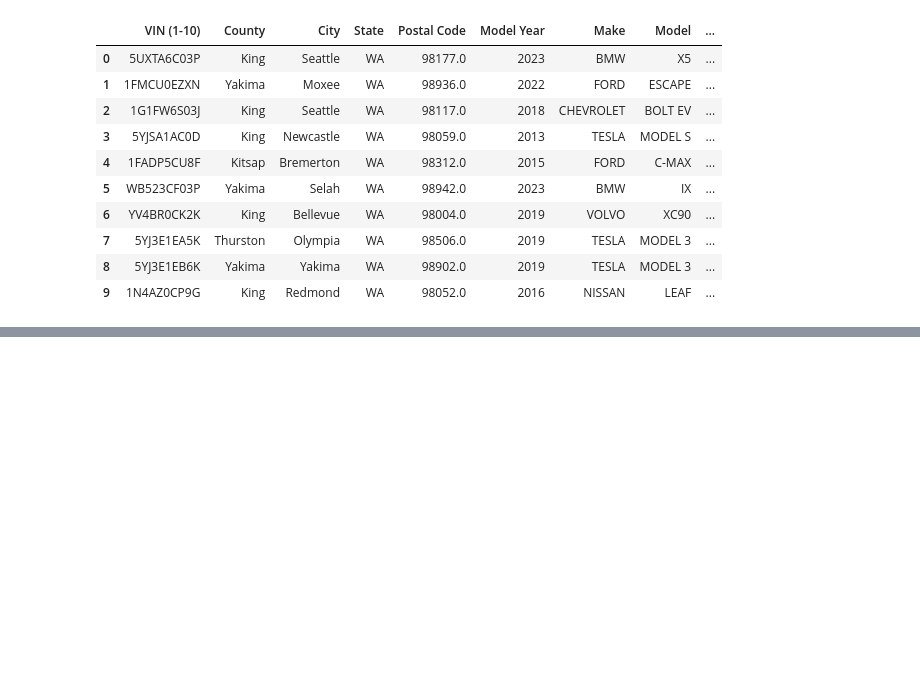
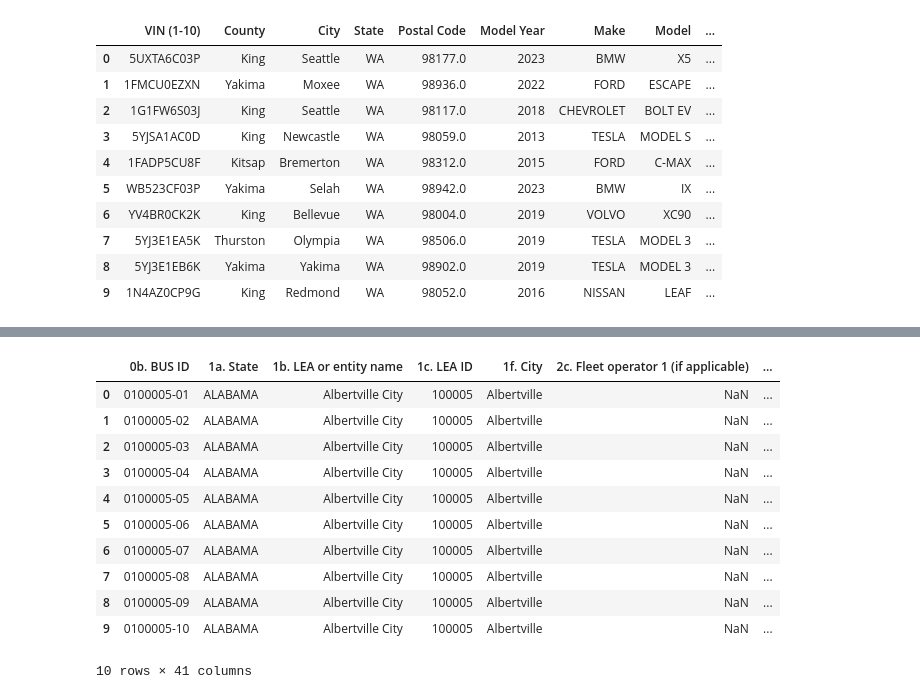
Before and after one commit to sosullivan7221/HHA-507-WK1, a Jupyter notebook: HHA_507_WK1.ipynb, the cells around one changed output, grey strips where cells are left out. Cells and saved outputs as stored; diff of their text form; code cells hidden in the pictures; blank space fills up the shorter version.

```diff
--- a/HHA_507_WK1.ipynb
+++ b/HHA_507_WK1.ipynb
@@ -98,0 +213,19 @@ BadZipFile: ignored
+# %%
+df6 = pd.read_excel('/content/data/Copy of ESB_adoption_dataset_v6_update_august_2023.xlsx')
+
+df6_f10 = df6.head(10)
+
+df6_f10
+# %% [output]
+|  | 0b. BUS ID | 1a. State | 1b. LEA or entity name | 1c. LEA ID | 1f. City | 2c. Fleet operator 1 (if applicable) | ... |
+| 0 | 0100005-01 | ALABAMA | Albertville City | 100005 | Albertville | NaN | ... |
+| 1 | 0100005-02 | ALABAMA | Albertville City | 100005 | Albertville | NaN | ... |
+| 2 | 0100005-03 | ALABAMA | Albertville City | 100005 | Albertville | NaN | ... |
+| 3 | 0100005-04 | ALABAMA | Albertville City | 100005 | Albertville | NaN | ... |
+| 4 | 0100005-05 | ALABAMA | Albertville City | 100005 | Albertville | NaN | ... |
+| 5 | 0100005-06 | ALABAMA | Albertville City | 100005 | Albertville | NaN | ... |
+| 6 | 0100005-07 | ALABAMA | Albertville City | 100005 | Albertville | NaN | ... |
+| 7 | 0100005-08 | ALABAMA | Albertville City | 100005 | Albertville | NaN | ... |
+| 8 | 0100005-09 | ALABAMA | Albertville City | 100005 | Albertville | NaN | ... |
+| 9 | 0100005-10 | ALABAMA | Albertville City | 100005 | Albertville | NaN | ... |
+10 rows × 41 columns
```
Also changed, not shown: parts of 12 cells of this notebook.
